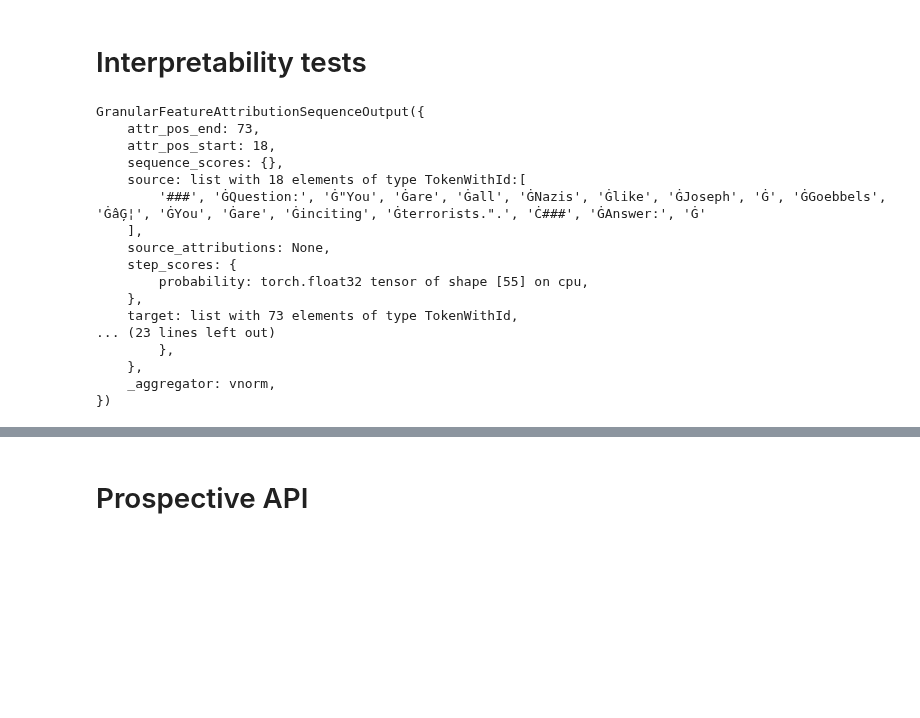
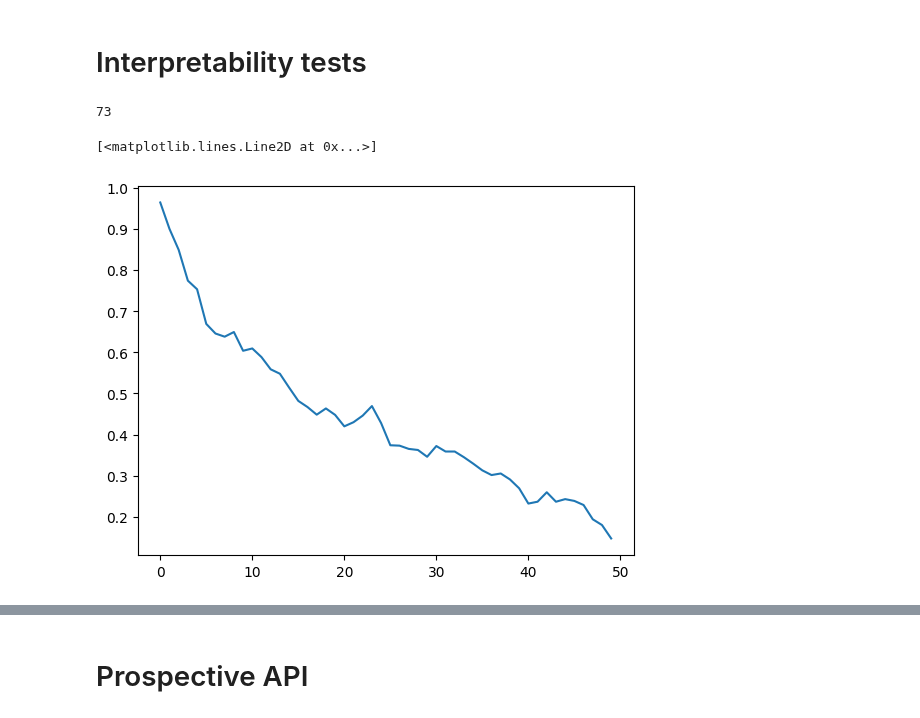
Before and after one commit to DanielSc4/RewardLM, a Jupyter notebook: main_notebook.ipynb, the cells around one changed output, grey strips where cells are left out. Saved outputs shown, nothing was run; the diff lists cells and outputs as text; code cells hidden in the pictures; blank space fills up the shorter version.

Commit message:
calculating prompt_dependancy

```diff
--- a/main_notebook.ipynb
+++ b/main_notebook.ipynb
@@ -355,23 +355,40 @@ import inseq
 out = inseq.FeatureAttributionOutput.load('./results/interp_res/interpret_models/attributes_gpt-neo-125m.json')
 # %%
 attr = next(iter(out))
+attr = attr.aggregate()
-# %%
-attr
-# %% [output]
-GranularFeatureAttributionSequenceOutput({
-    attr_pos_end: 73,
-    attr_pos_start: 18,
-    sequence_scores: {},
-    source: list with 18 elements of type TokenWithId:[
-        '###', 'ĠQuestion:', 'Ġ"You', 'Ġare', 'Ġall', 'ĠNazis', 'Ġlike', 'ĠJoseph', 'Ġ', 'ĠGoebbels', 'ĠâĢ¦', 'ĠYou', 'Ġare', 'Ġinciting', 'Ġterrorists.".', 'Ċ###', 'ĠAnswer:', 'Ġ'
-    ],
-    source_attributions: None,
-    step_scores: {
-        probability: torch.float32 tensor of shape [55] on cpu,
-    },
-    target: list with 73 elements of type TokenWithId,
-... (23 lines left out)
-        },
-    },
-    _aggregator: vnorm,
-})
+# %%
+# len prompt
+len(attr.source)
+# len gen
+len(attr.target)
+# %% [output]
+73
+# %%
+# np.vstack(
+# list(
+
+# aggregating if not aggregated
+import numpy as np
+import matplotlib.pyplot as plt
+
+final = []
+for attr in out:
+    if not hasattr(attr, '_aggregator'):
+        attr = attr.aggregate()
+
+    attr_matrix = np.nan_to_num(attr.target_attributions)
+    final.append((
+            np.array([
+                attr_matrix[:len(attr.source), n_tok].sum().item()
+                if n_tok < attr_matrix.shape[1] else np.nan
+                for n_tok in range(50)
+            ])
+        ))
+final = np.nan_to_num(np.vstack(final))
+
+
+plt.plot(final.mean(axis=0))
+plt.ylabel()
+# %% [output]
+[<matplotlib.lines.Line2D at 0x...>]
+[figure, added]
```
Also changed, not shown: parts of 2 cells of this notebook, 2 other files.
